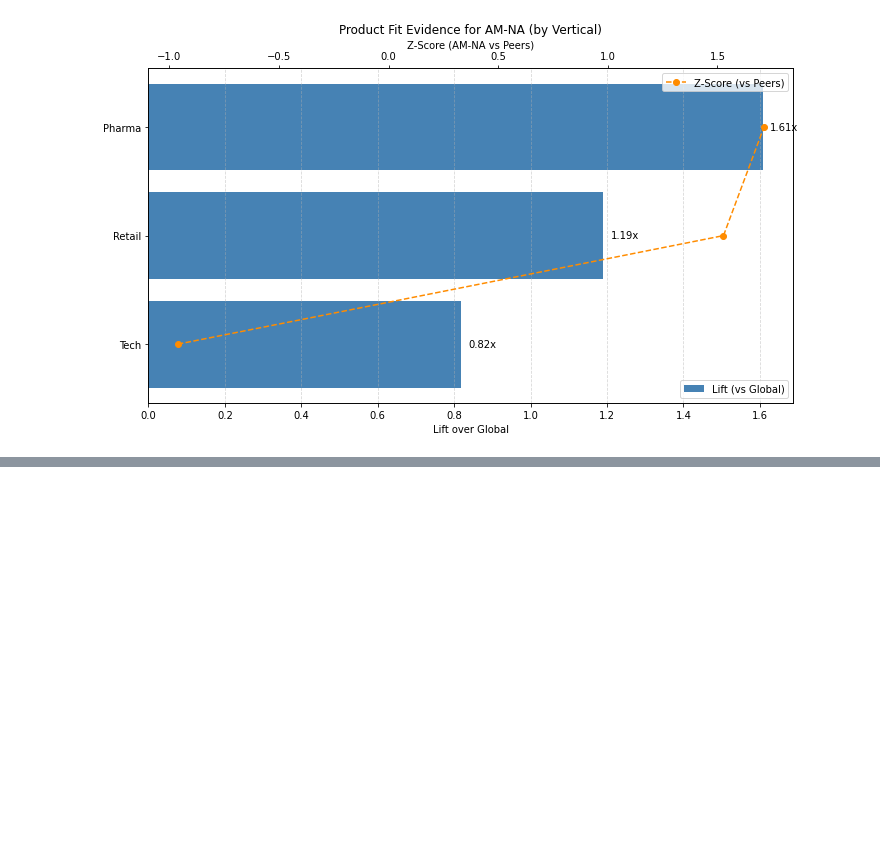
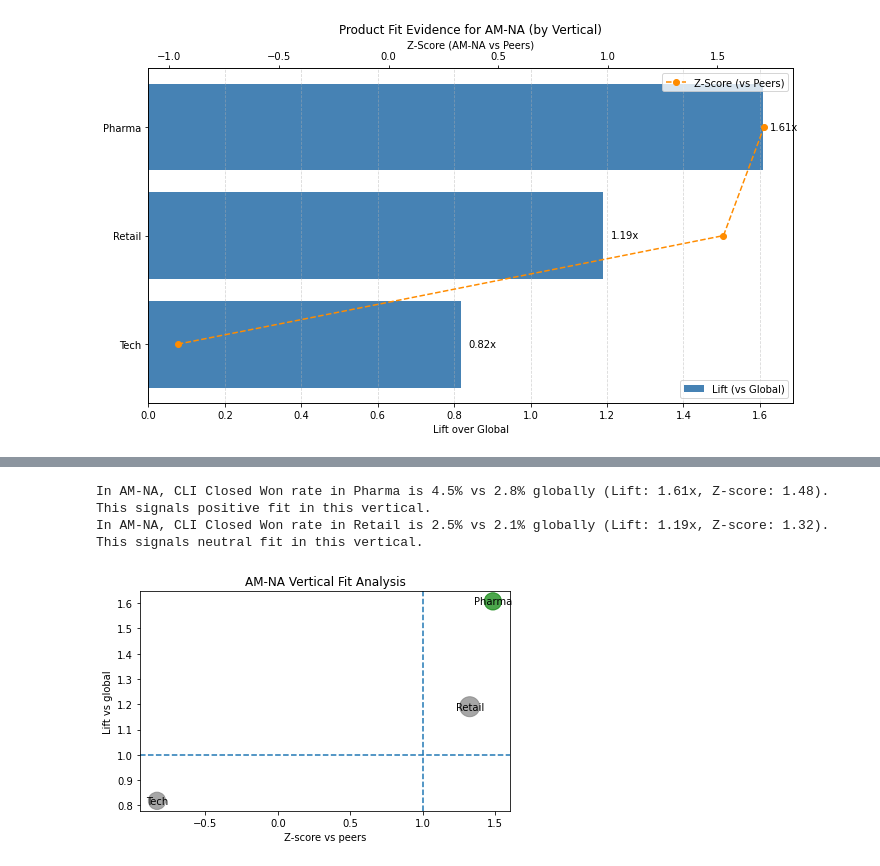
Before and after one commit to louisazhou/test_project, a Jupyter notebook: src/show_top_n_current_metric.ipynb, the cells around one changed output, grey strips where cells are left out. Saved outputs shown, nothing was run; the diff lists cells and outputs as text; code cells hidden in the pictures; blank space fills up the shorter version.

```diff
--- a/src/show_top_n_current_metric.ipynb
+++ b/src/show_top_n_current_metric.ipynb
@@ -257,0 +496,13 @@ fit_df = product_fit_report(df)
+# %%
+# Impact method
+metrics_imp = calculate_fit_metrics(df, 'AM-NA', mix_method='impact', impact_top_n=2)
+insights_imp = generate_insights(metrics_imp, template)
+for line in insights_imp:
+    print(line)
+plot_fit(metrics_imp, 'AM-NA')
+# %% [output]
+In AM-NA, CLI Closed Won rate in Pharma is 4.5% vs 2.8% globally (Lift: 1.61x, Z-score: 1.48).
+This signals positive fit in this vertical.
+In AM-NA, CLI Closed Won rate in Retail is 2.5% vs 2.1% globally (Lift: 1.19x, Z-score: 1.32).
+This signals neutral fit in this vertical.
+[figure, added]
```
Also changed, not shown: parts of 26 cells of this notebook.
